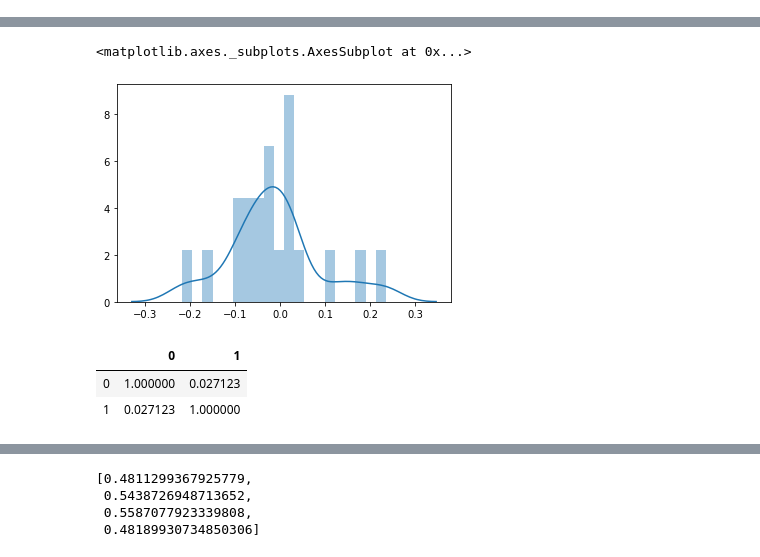
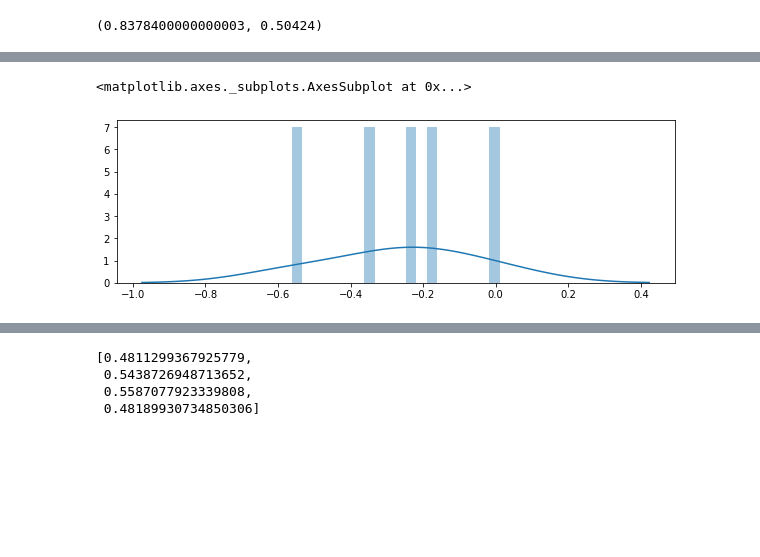
Before and after one commit to nandanrao/transfer-trees, a Jupyter notebook: simulate.ipynb, the cells around one changed output, grey strips where cells are left out. Saved outputs shown, nothing was run; the diff lists cells and outputs as text; code cells hidden in the pictures; blank space fills up the shorter version.

```diff
--- a/simulate.ipynb
+++ b/simulate.ipynb
@@ -48,16 +48,16 @@ from copy import deepcopy
 # Y := f(H, W, X, Z, N_Y)
 # Y := f(W, X, Z, N_Y)
 def fn(h, v, z, w):
-    val = w*h + w*z + np.random.normal(0, 2, size = h.shape[0])
+    val = w*h + 0.5*w*z + np.random.normal(0, 2, size = h.shape[0])
     return val
 
 
 def generate_data(N, fn, hidden_cause, plot, hiddens, v_conds, z_conds):
     # H is latent variable, distribution changes (not )
-    H = [gamma.rvs(a, loc=b, scale=1, size=N) for a,b in hiddens]
+    H = [np.random.normal(loc=a, scale=b, size=N) for a,b in hiddens]
 
     # V := f(H, N_X)
-    V = [(1/(h))*c * np.random.gamma(a, b, size=N) for h,(c,a,b) in zip(H, v_conds)]
+    V = [(1/(h))*c * np.random.normal(loc=a, scale=b, size=N) for h,(c,a,b) in zip(H, v_conds)]
 
     # if hidden_cause:
     # H -> V, H -> Y
@@ -68,7 +68,7 @@ def generate_data(N, fn, hidden_cause, plot, hiddens, v_conds, z_conds):
 
     # Z = [gamma.rvs(int(np.random.normal(40, 10)), loc=0, scale=1, size=N) for h in H]
     # Z := f(N_Z)
-    Z = [gamma.rvs(a, loc=l, scale=s, size=N) for h,(a,l,s) in zip(H, z_conds)]
+    Z = [np.random.normal(loc=a, scale=b, size=N) for h,(a,b) in zip(H, z_conds)]
 
     # W := f(N_W) -- TREATMENT
     W = [np.random.binomial(1, 0.5, size=N) for h in H]
@@ -133,7 +133,7 @@ def fit_models(phi_source, phi_target, ys_source, treatment, context_idxs, taus_
                      ys_source,
                      treatment=treatment,
                      min_samples=25,
-                     var_weight=0.5)
+                     var_weight=5.0)
 
     # causal_model.set_best_tree()
     causal_model.tree = causal_model.tree_path[0][1]
@@ -150,7 +150,7 @@ def fit_models(phi_source, phi_target, ys_source, treatment, context_idxs, taus_
                        context_idxs=context_idxs,
                        target_X=phi_target,
                        min_samples=25,
-                       tau_var_weight=10.0,
+                       tau_var_weight=0.0,
                        tau_var_var_weight=10.0,
                        importance=False)
 
@@ -158,19 +158,19 @@ def fit_models(phi_source, phi_target, ys_source, treatment, context_idxs, taus_
     # transfer_model.tree
     transfer_model.tree = transfer_model.tree_path[0][1]
 
-    tpreds = transfer_model.predict(phi_target)
-    cpreds = causal_model.predict(phi_target)
+    tpreds = transfer_model.predict(phi_target, 0.95)
+    cpreds = causal_model.predict(phi_target, 0.95)
 
-    return (mean_squared_error(taus_target, tpreds), mean_squared_error(taus_target, cpreds)), (tpreds, cpreds), (transfer_model, causal_model), (phi_source, phi_target, taus_target)
+    return (mean_squared_error(taus_target, tpreds[:, 0]), mean_squared_error(taus_target, cpreds[:, 0])), (tpreds, cpreds), (transfer_model, causal_model), (phi_source, phi_target, taus_target)
 # %%
 # hiddens = [(25, 2), (4, 15), (4, 20)flatten(taus[:-1]), (2, 20)]
 hiddens = [(10,2)]*4
 # v_conds = [(500, 2, 2)]*4 # implies that H|V (or V|H if hidden_cause) is constant
-# z_conds = [(3, 1, 4), (4, 2, 4), (10, 1, 3), (4, 4, 4)]
-# v_conds = [(6,2,5), (6,5,5), (8,2,10), (-3,2,8)]
+z_conds = [(2,3), (6,3), (10,3), (0,3)]
+v_conds = [(6,2,3), (6,6,3), (6,10,3), (-6,2,3)]
 
-z_conds = [(3, 1, 4), (3, 1, 4), (3, 1, 4), (4, 4, 4)]
-v_conds = [(6,2,5), (6,2,5), (6,2,5), (-3,2,8)]
+# z_conds = [(3, 1, 4), (3, 1, 4), (3, 1, 4), (4, 4, 4)]
+# v_conds = [(6,2,5), (6,2,5), (6,2,5), (-3,2,8)]
 
 
 def runrun(N):
@@ -210,5 +208,5 @@ LinearRegression().fit(Xs[0], taus[0]).coef_, LinearRegression().fit(Xs[1], taus
 # %%
-scores, preds, models, datt = runrun(500)
+scores, preds, models, datt = runrun(1000)
 tt, ct = models
 # %%
 tt.tree
@@ -259,9 +309,12 @@ imp(tt, ct)
+# %%
+np.mean(foo(results)[0]), np.mean(foo(results)[1])
+# %% [output]
+(0.8378400000000003, 0.50424)
 # %%
-# N = 500
+%%time
+# N = 1000
 
-imp = lambda tt,ct: tt.feature_importance(gain=False)[1] - ct.feature_importance(gain=False)[1]
-
-results = [runrun(500) for i in range(20)]
+results = [runrun(1000) for i in range(5)]
 mse = [(t-c)/c for (t,c),_,(tt, ct),_ in results]
 importances = [imp(tt, ct) for (t,c),_,(tt, ct),_ in results]
 print(np.mean(importances))
@@ -273,10 +328,2 @@ sns.distplot(np.array(mse), bins = 20)
 <matplotlib.axes._subplots.AxesSubplot at 0x...>
-[figure, old version]
+[figure, new version]
-# %%
-import pandas as pd
-
-pd.DataFrame(np.array([importances, mse]).T).corr()
-# %% [output]
-|  | 0 | 1 |
-| 0 | 1.000000 | 0.027123 |
-| 1 | 0.027123 | 1.000000 |
```
Also changed, not shown: parts of 20 cells of this notebook, 1 other file.
